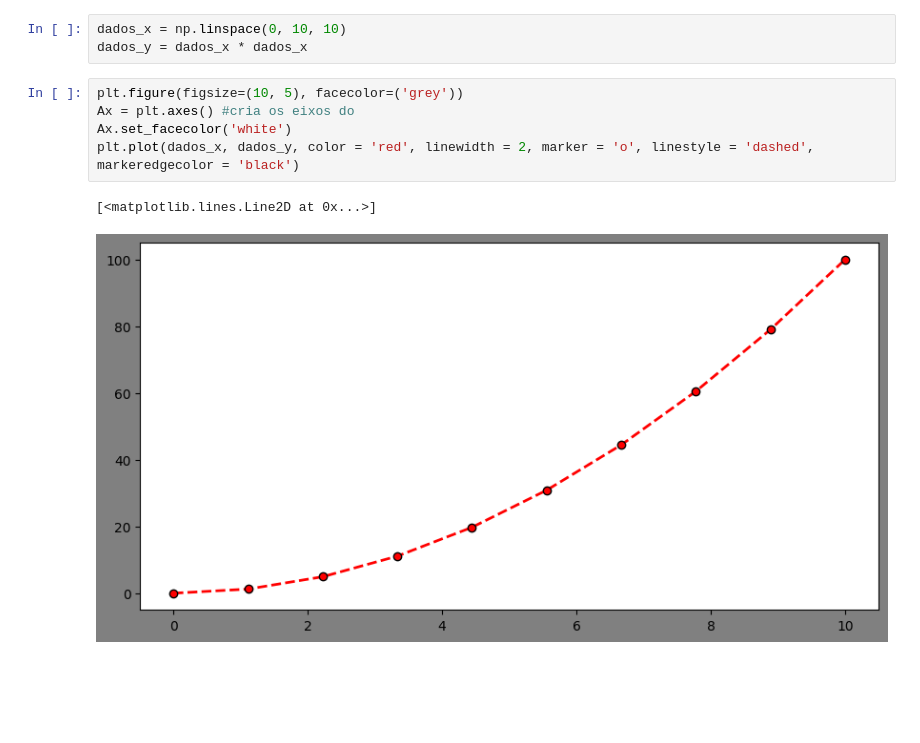
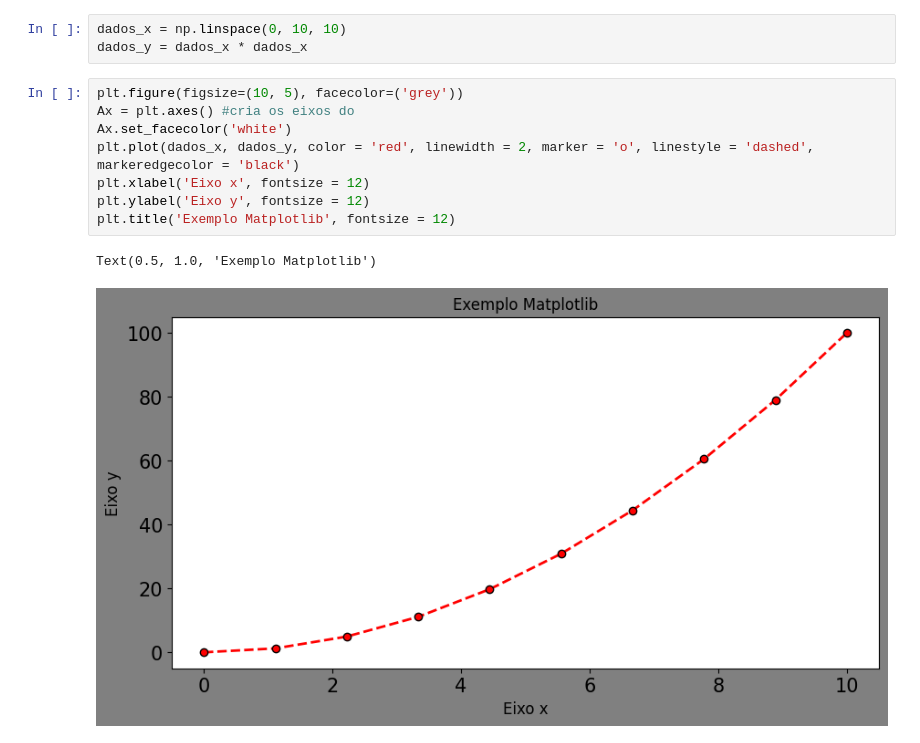
Before and after one commit to sarahsilvap/IA-e-BigData, a Jupyter notebook: Aula03/ex1.ipynb, the cells around one changed output. Drawn from its saved outputs; the diff is of its cells as text; blank space fills up the shorter version.

Commit message:
exercicios com matplotlib

```diff
--- a/Aula03/ex1.ipynb
+++ b/Aula03/ex1.ipynb
@@ -8,8 +8,11 @@ dados_y = dados_x * dados_x
 # %%
 plt.figure(figsize=(10, 5), facecolor=('grey'))
 Ax = plt.axes() #cria os eixos do
 Ax.set_facecolor('white')
 plt.plot(dados_x, dados_y, color = 'red', linewidth = 2, marker = 'o', linestyle = 'dashed', markeredgecolor = 'black')
+plt.xlabel('Eixo x', fontsize = 12)
+plt.ylabel('Eixo y', fontsize = 12)
+plt.title('Exemplo Matplotlib', fontsize = 12)
 # %% [output]
-[<matplotlib.lines.Line2D at 0x...>]
+Text(0.5, 1.0, 'Exemplo Matplotlib')
-[figure, old version]
+[figure, new version]
```
Also changed, not shown: parts of 3 cells of this notebook, 3 other files.
